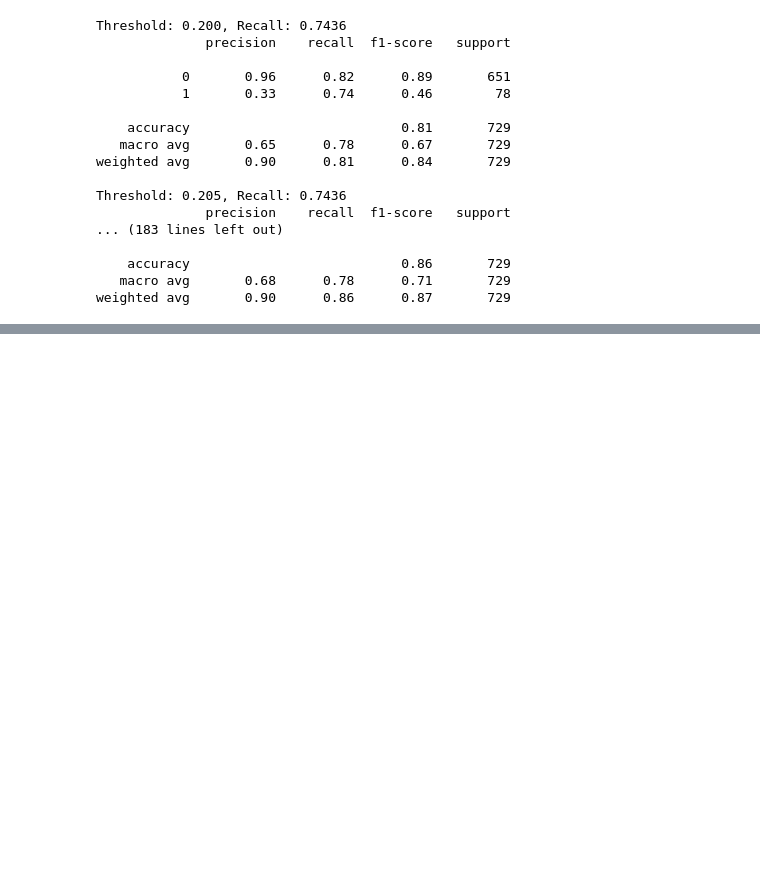
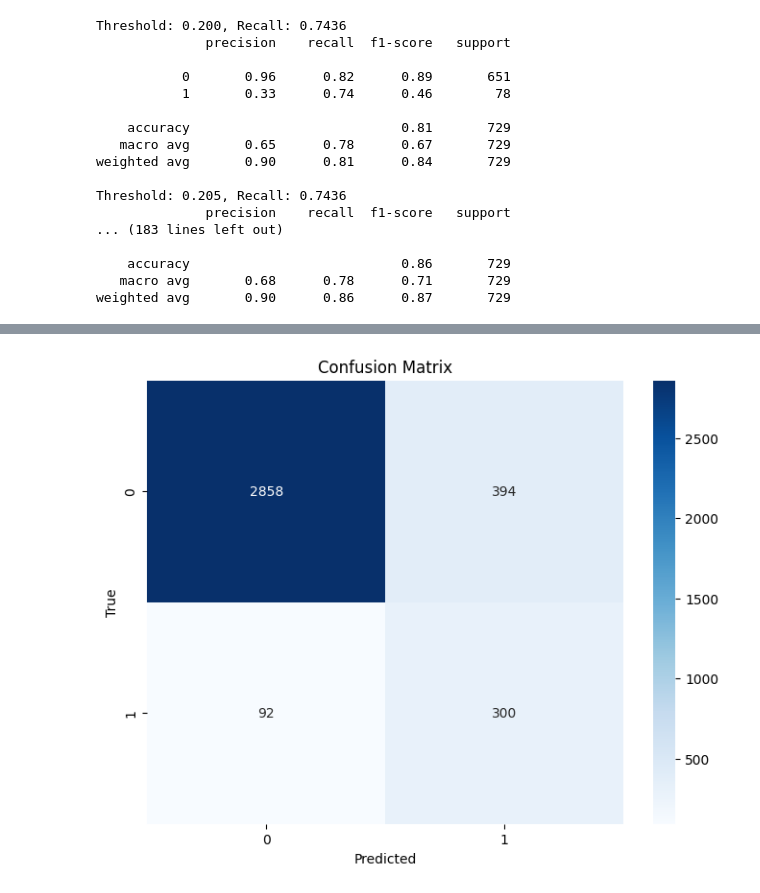
Before and after one commit to Salmaelkatib/DyslexiaProject, a Jupyter notebook: gamified_test/ml_model/LR.ipynb, the cells around one changed output, grey strips where cells are left out. Cells and saved outputs as stored; diff of their text form; code cells hidden in the pictures; blank space fills up the shorter version.

```diff
--- a/gamified_test/ml_model/LR.ipynb
+++ b/gamified_test/ml_model/LR.ipynb
@@ -129,0 +158,13 @@ weighted avg       0.90      0.84      0.86       729
+# %%
+X_features = scaler.fit_transform(X_features)
+# %%
+threshold = 0.275
+y_pred_prob = model.predict_proba(X_features)[:, 1]
+y_pred = (y_pred_prob > threshold).astype(int)
+
+# Evaluate recall on the test set with the current threshold
+recall = recall_score(y_labels, y_pred)
+
+# Print the classification report
+classification_rep_test = classification_report(y_labels, y_pred)
+print(classification_rep_test)
@@ -129,0 +180,12 @@ weighted avg       0.90      0.84      0.86       729
+# %%
+cm = confusion_matrix(y_labels, y_pred)
+
+# Display the confusion matrix
+plt.figure(figsize=(8, 6))
+sns.heatmap(cm, annot=True, fmt="d", cmap="Blues", xticklabels=np.unique(y_labels), yticklabels=np.unique(y_labels))
+plt.xlabel('Predicted')
+plt.ylabel('True')
+plt.title('Confusion Matrix')
+plt.show()
+# %% [output]
+[figure, added]
```
Also changed, not shown: parts of 5 cells of this notebook, 2 other files.
